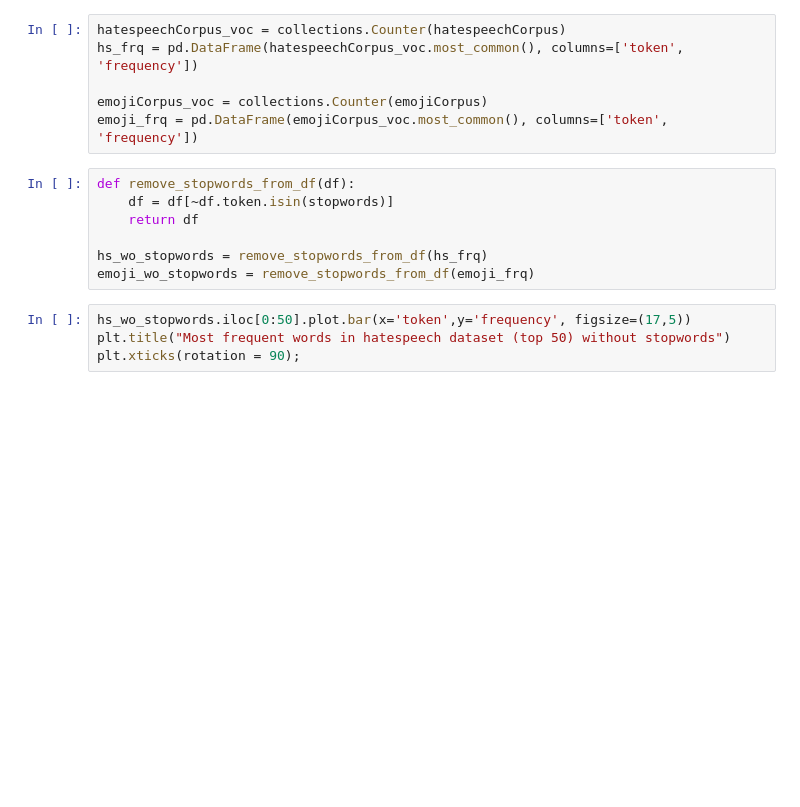
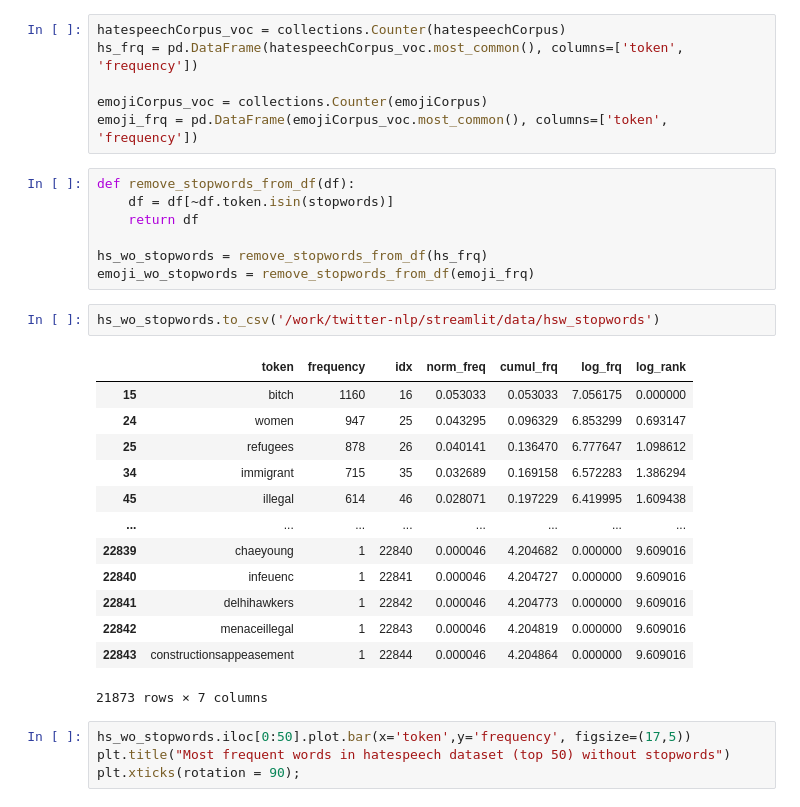
Before and after one commit to jannik-el/twitter-nlp, a Jupyter notebook: task-notebooks/2-characterise-data.ipynb, the cells around one changed output. Cells and saved outputs as stored; diff of their text form; blank space fills up the shorter version.

Commit message:
manual deepnote streamlit update commit

```diff
--- a/task-notebooks/2-characterise-data.ipynb
+++ b/task-notebooks/2-characterise-data.ipynb
@@ -83,6 +83,22 @@ def remove_stopwords_from_df(df):
 
 hs_wo_stopwords = remove_stopwords_from_df(hs_frq)
 emoji_wo_stopwords = remove_stopwords_from_df(emoji_frq)
+# %%
+hs_wo_stopwords.to_csv('/work/twitter-nlp/streamlit/data/hsw_stopwords')
+# %% [output]
+|  | token | frequency | idx | norm_freq | cumul_frq | log_frq | log_rank |
+| 15 | bitch | 1160 | 16 | 0.053033 | 0.053033 | 7.056175 | 0.000000 |
+| 24 | women | 947 | 25 | 0.043295 | 0.096329 | 6.853299 | 0.693147 |
+| 25 | refugees | 878 | 26 | 0.040141 | 0.136470 | 6.777647 | 1.098612 |
+| 34 | immigrant | 715 | 35 | 0.032689 | 0.169158 | 6.572283 | 1.386294 |
+| 45 | illegal | 614 | 46 | 0.028071 | 0.197229 | 6.419995 | 1.609438 |
+| ... | ... | ... | ... | ... | ... | ... | ... |
+| 22839 | chaeyoung | 1 | 22840 | 0.000046 | 4.204682 | 0.000000 | 9.609016 |
+| 22840 | infeuenc | 1 | 22841 | 0.000046 | 4.204727 | 0.000000 | 9.609016 |
+| 22841 | delhihawkers | 1 | 22842 | 0.000046 | 4.204773 | 0.000000 | 9.609016 |
+| 22842 | menaceillegal | 1 | 22843 | 0.000046 | 4.204819 | 0.000000 | 9.609016 |
+| 22843 | constructionsappeasement | 1 | 22844 | 0.000046 | 4.204864 | 0.000000 | 9.609016 |
+21873 rows × 7 columns
 # %%
 hs_wo_stopwords.iloc[0:50].plot.bar(x='token',y='frequency', figsize=(17,5))
 plt.title("Most frequent words in hatespeech dataset (top 50) without stopwords")
```
Also changed, not shown: parts of 1 cell of this notebook, 2 other files.
